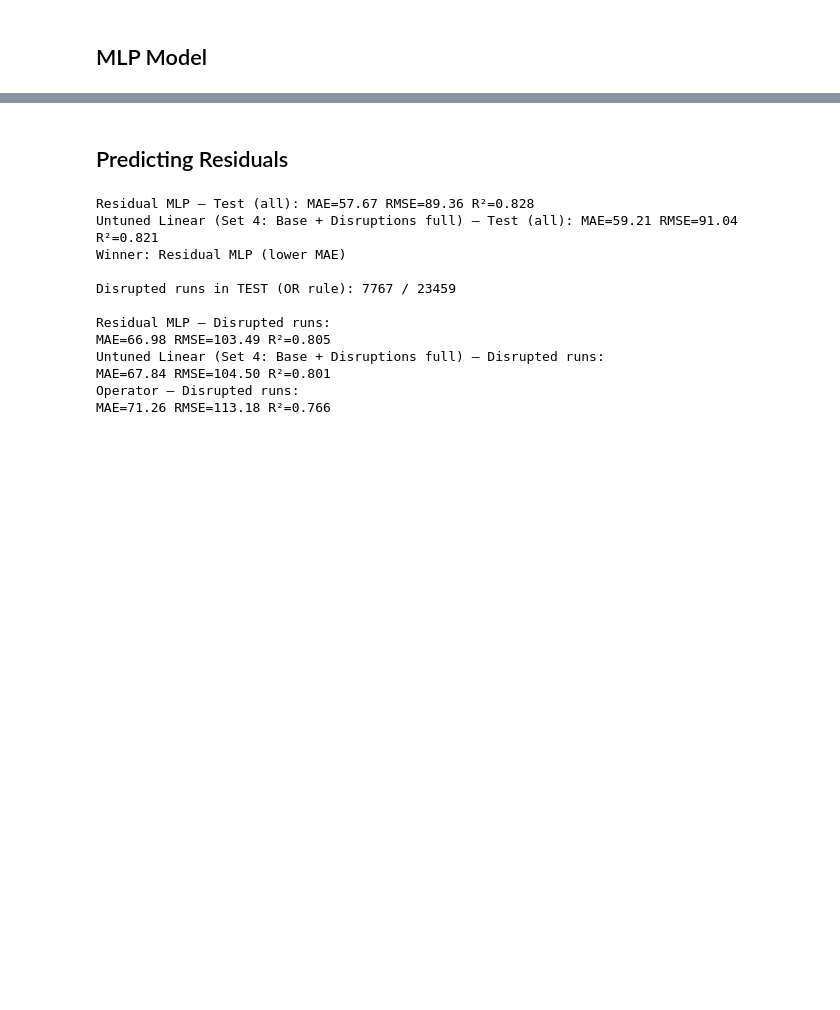
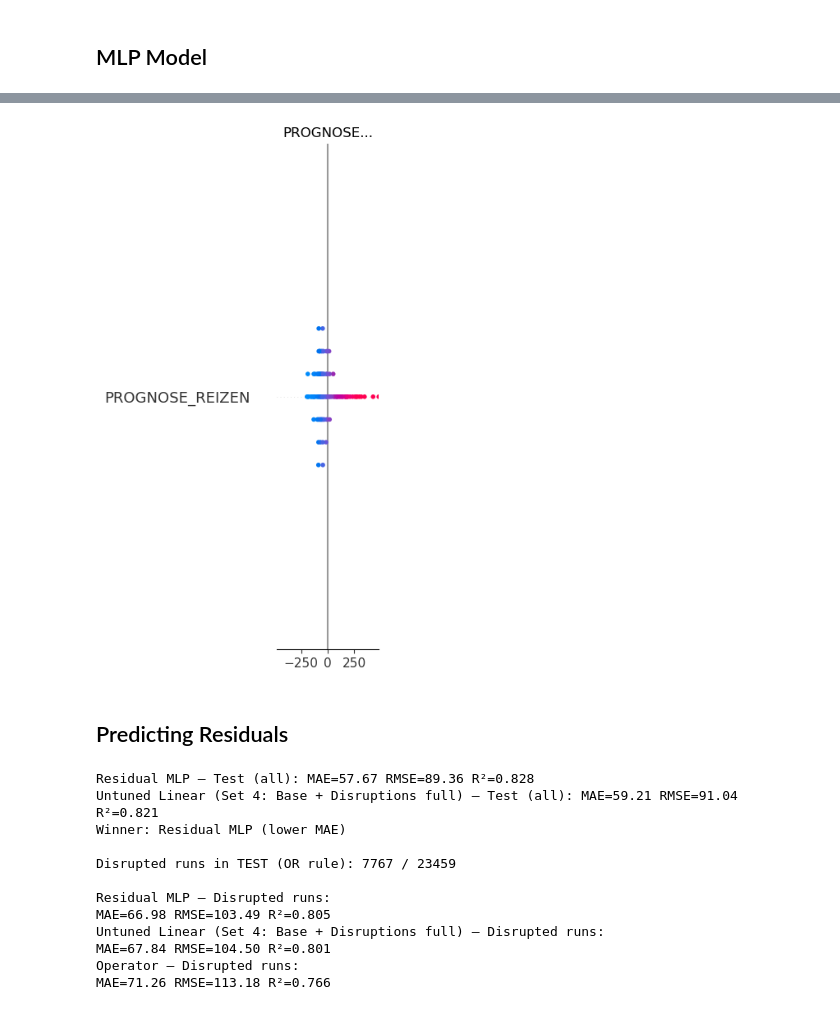
Before and after one commit to Merelkramer/Group2_NS, a Jupyter notebook: LinearRegression_Amelija_new.ipynb, the cells around one changed output, grey strips where cells are left out. Drawn from its saved outputs; the diff is of its cells as text; code cells hidden in the pictures; blank space fills up the shorter version.

```diff
--- a/LinearRegression_Amelija_new.ipynb
+++ b/LinearRegression_Amelija_new.ipynb
@@ -564,3 +574,18 @@ Untuned Linear (Set 4: Base + Disruptions full) — Disrupted runs:
 MAE=67.84 RMSE=104.50 R²=0.801
 Operator — Disrupted runs:
 MAE=71.26 RMSE=113.18 R²=0.766
+# %%
+import shap
+
+# Use a much smaller background sample (e.g., 20 rows)
+background = X_tr[np.random.choice(X_tr.shape[0], size=min(60, X_tr.shape[0]), replace=False)]
+
+# Use only the first 50 test samples for SHAP
+X_te_sample = X_te[:100]
+
+explainer = shap.KernelExplainer(model.predict, background)
+shap_values = explainer.shap_values(X_te_sample, nsamples=50)
+
+# Plot summary bar for top features
+shap.summary_plot(shap_values, X_te_sample, feature_names=X_enc.columns)
+# %% [output]
@@ -567,3 +610,4 @@ MAE=71.26 RMSE=113.18 R²=0.766
+[figure, added]
 # %% [markdown]
 ## Predicting Residuals
 # %%
```
Also changed, not shown: parts of 4 cells of this notebook.
